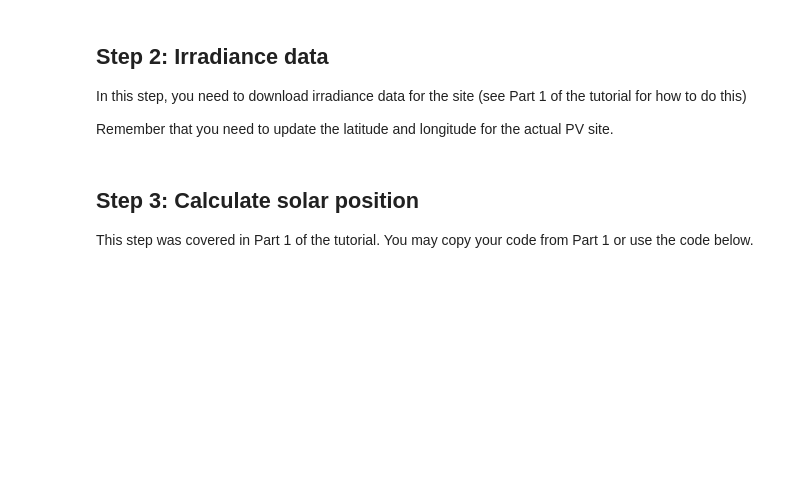
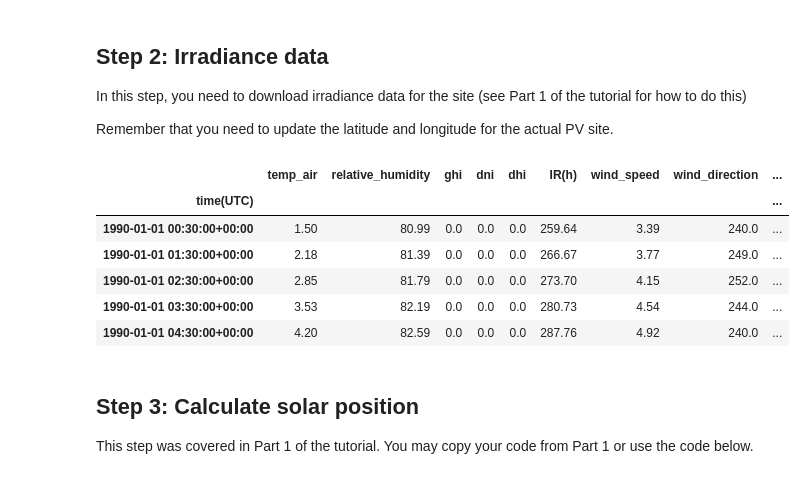
Before and after one commit to PV-Tutorials/2026_pvlib_eupvsec, a Jupyter notebook: pvlib_2026_eupvsec_introduction_part_2.ipynb, the cells around one changed output. Cells and saved outputs as stored; diff of their text form; code cells hidden in the pictures; blank space fills up the shorter version.

```diff
--- a/pvlib_2026_eupvsec_introduction_part_2.ipynb
+++ b/pvlib_2026_eupvsec_introduction_part_2.ipynb
@@ -64,9 +64,19 @@ location = pvlib.location.Location(latitude=..., longitude=...)
 # %%
-data, meta = pvlib.iotools...
+data, meta = pvlib.iotools.get_pvgis_tmy(
+    latitude=48.168, longitude=9.247
+)
 
 data.index = data.index + pd.Timedelta(minutes=30)
 
 data.head()
+# %% [output]
+|  | temp_air | relative_humidity | ghi | dni | dhi | IR(h) | wind_speed | wind_direction | ... |
+| time(UTC) |  |  |  |  |  |  |  |  | ... |
+| 1990-01-01 00:30:00+00:00 | 1.50 | 80.99 | 0.0 | 0.0 | 0.0 | 259.64 | 3.39 | 240.0 | ... |
+| 1990-01-01 01:30:00+00:00 | 2.18 | 81.39 | 0.0 | 0.0 | 0.0 | 266.67 | 3.77 | 249.0 | ... |
+| 1990-01-01 02:30:00+00:00 | 2.85 | 81.79 | 0.0 | 0.0 | 0.0 | 273.70 | 4.15 | 252.0 | ... |
+| 1990-01-01 03:30:00+00:00 | 3.53 | 82.19 | 0.0 | 0.0 | 0.0 | 280.73 | 4.54 | 244.0 | ... |
+| 1990-01-01 04:30:00+00:00 | 4.20 | 82.59 | 0.0 | 0.0 | 0.0 | 287.76 | 4.92 | 240.0 | ... |
 # %% [markdown]
 ## Step 3: Calculate solar position
 This step was covered in Part 1 of the tutorial. You may copy your code from Part 1 or use the code below.
```
Also changed, not shown: parts of 7 cells of this notebook.
